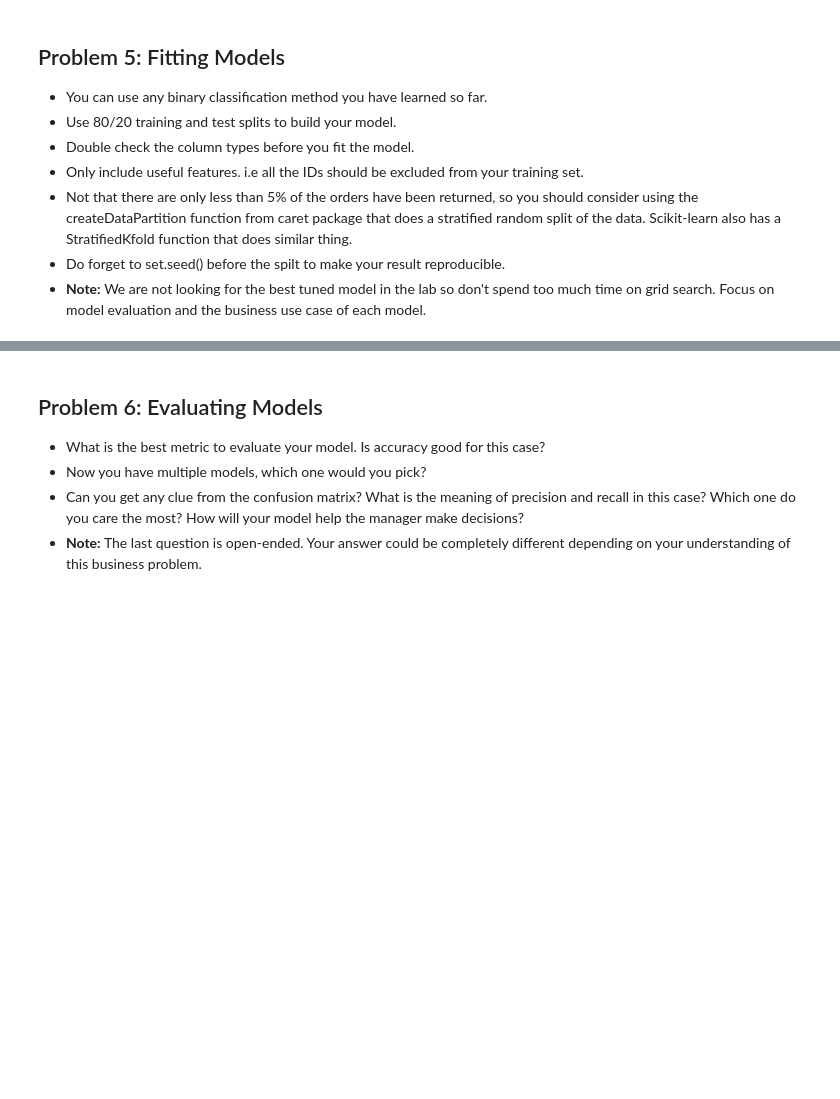
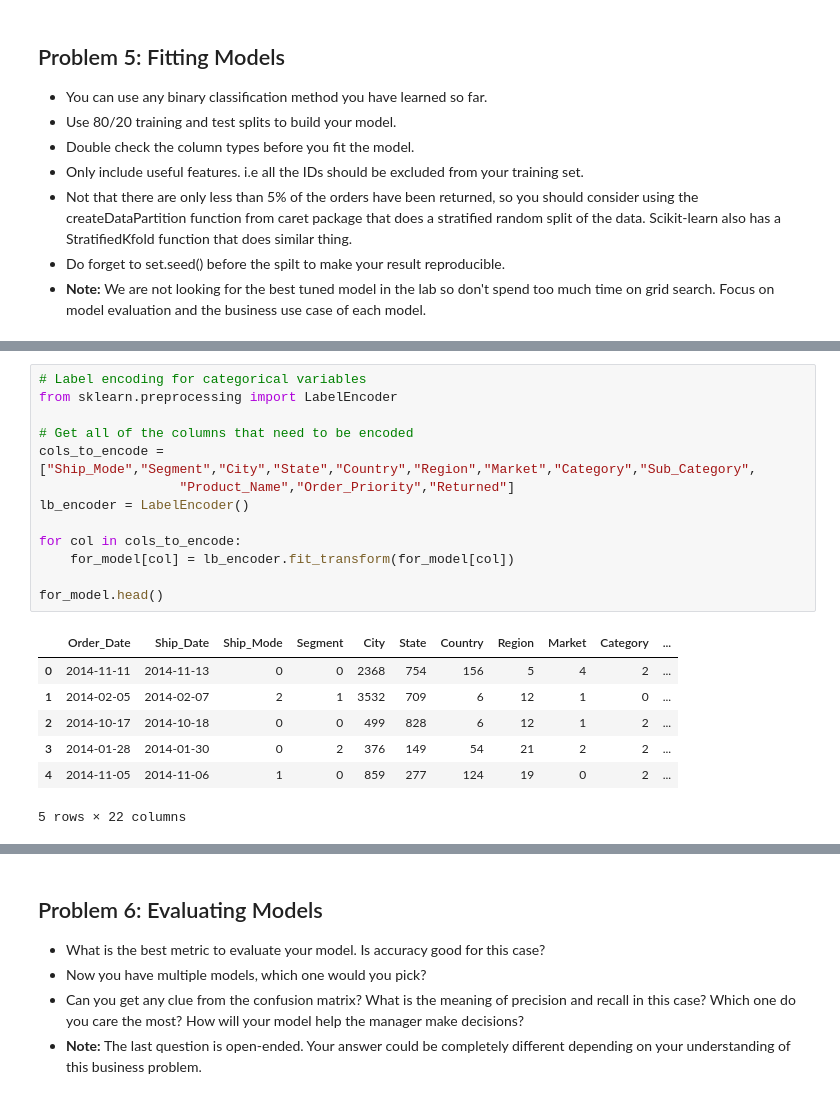
Before and after one commit to lejulie/NYCDSA-MST-ML-Lab-1, a Jupyter notebook: julie_levine/ml_lab_1_part_1.ipynb, the cells around one changed output, grey strips where cells are left out. Drawn from its saved outputs; the diff is of its cells as text; blank space fills up the shorter version.

```diff
--- a/julie_levine/ml_lab_1_part_1.ipynb
+++ b/julie_levine/ml_lab_1_part_1.ipynb
@@ -390,0 +504,21 @@ g3_4_super.set_xticklabels(rotation=90, labels = p3_4_super.index)
+# %%
+# Label encoding for categorical variables
+from sklearn.preprocessing import LabelEncoder
+
+# Get all of the columns that need to be encoded
+cols_to_encode = ["Ship_Mode","Segment","City","State","Country","Region","Market","Category","Sub_Category",
+                  "Product_Name","Order_Priority","Returned"]
+lb_encoder = LabelEncoder()
+
+for col in cols_to_encode:
+    for_model[col] = lb_encoder.fit_transform(for_model[col])
+
+for_model.head()
+# %% [output]
+|  | Order_Date | Ship_Date | Ship_Mode | Segment | City | State | Country | Region | Market | Category | ... |
+| 0 | 2014-11-11 | 2014-11-13 | 0 | 0 | 2368 | 754 | 156 | 5 | 4 | 2 | ... |
+| 1 | 2014-02-05 | 2014-02-07 | 2 | 1 | 3532 | 709 | 6 | 12 | 1 | 0 | ... |
+| 2 | 2014-10-17 | 2014-10-18 | 0 | 0 | 499 | 828 | 6 | 12 | 1 | 2 | ... |
+| 3 | 2014-01-28 | 2014-01-30 | 0 | 2 | 376 | 149 | 54 | 21 | 2 | 2 | ... |
+| 4 | 2014-11-05 | 2014-11-06 | 1 | 0 | 859 | 277 | 124 | 19 | 0 | 2 | ... |
+5 rows × 22 columns
```
Also changed, not shown: parts of 14 cells of this notebook.
